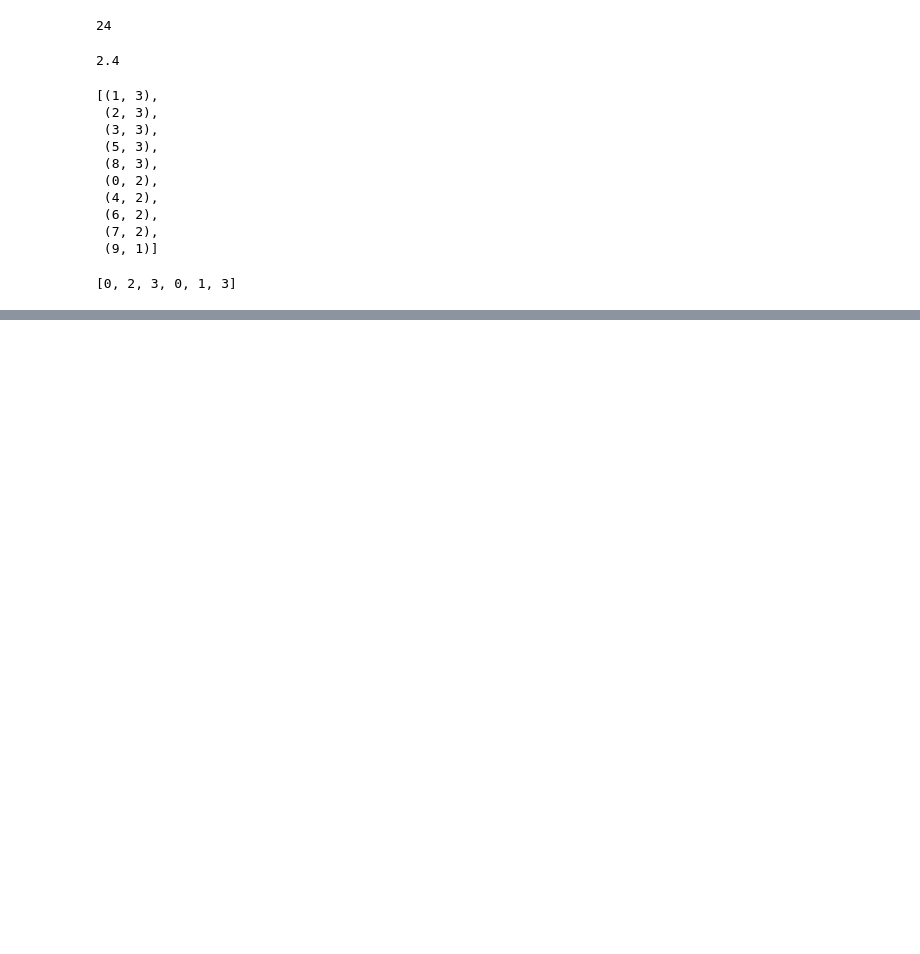
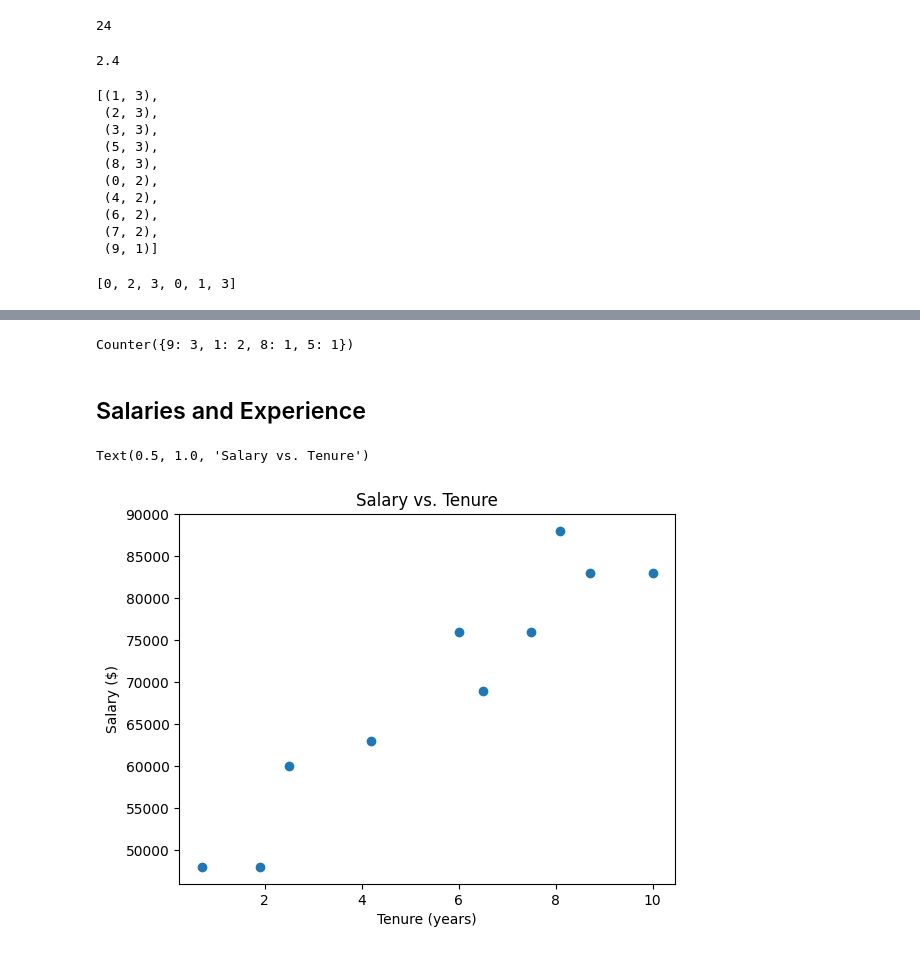
Before and after one commit to kimrojas/learn_ds, a Jupyter notebook: ds_from_scratch_fp/chapter_1/code_01.ipynb, the cells around one changed output, grey strips where cells are left out. Cells and saved outputs as stored; diff of their text form; code cells hidden in the pictures; blank space fills up the shorter version.

```diff
--- a/ds_from_scratch_fp/chapter_1/code_01.ipynb
+++ b/ds_from_scratch_fp/chapter_1/code_01.ipynb
@@ -90,0 +153,50 @@ foaf_ids_bad(users[0])  # foaf of user 0 (Hero)
+# %%
+# to find who has the most interests in common with a given user:
+#- Iterate over the user’s interests.
+#- For each interest, iterate over the other users with that interest.
+#- Keep count of how many times we see each other user.
+
+def most_common_interests_with(user):
+    # return Counter(
+    #     interested_user_id
+    #     for interest in interests_by_user_id[user["id"]]
+    #     for interested_user_id in user_ids_by_interest[interest]
+    #     if interested_user_id != user["id"]
+    # )
+    interested_user_ids = []
+    for interest in interests_by_user_id[user["id"]]:
+        for interested_user_id in user_ids_by_interest[interest]:
+            if interested_user_id != user["id"]:
+                interested_user_ids.append(interested_user_id)
+    return Counter(interested_user_ids)
+
+most_common_interests_with(users[0])
+# %% [output]
+Counter({9: 3, 1: 2, 8: 1, 5: 1})
+# %% [markdown]
+## Salaries and Experience
+# %%
+salaries_and_tenures = [
+    (83000, 8.7),
+    (88000, 8.1),
+    (48000, 0.7),
+    (76000, 6),
+    (69000, 6.5),
+    (76000, 7.5),
+    (60000, 2.5),
+    (83000, 10),
+    (48000, 1.9),
+    (63000, 4.2),
+]
+# %%
+import matplotlib.pyplot as plt
+
+x = [tenure for _, tenure in salaries_and_tenures]
+y = [salary for salary, _ in salaries_and_tenures]
+plt.scatter(x, y)
+plt.xlabel("Tenure (years)")
+plt.ylabel("Salary ($)")
+plt.title("Salary vs. Tenure")
+# %% [output]
+Text(0.5, 1.0, 'Salary vs. Tenure')
+[figure, added]
```
Also changed, not shown: parts of 11 cells of this notebook, 1 other file.
